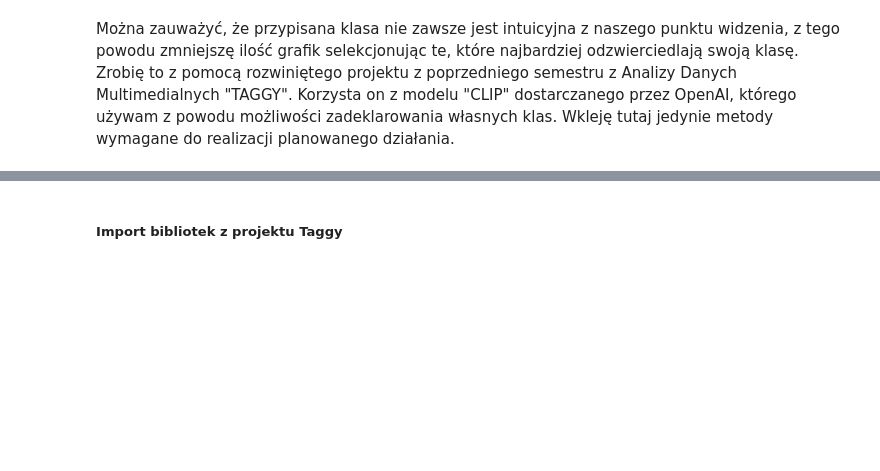
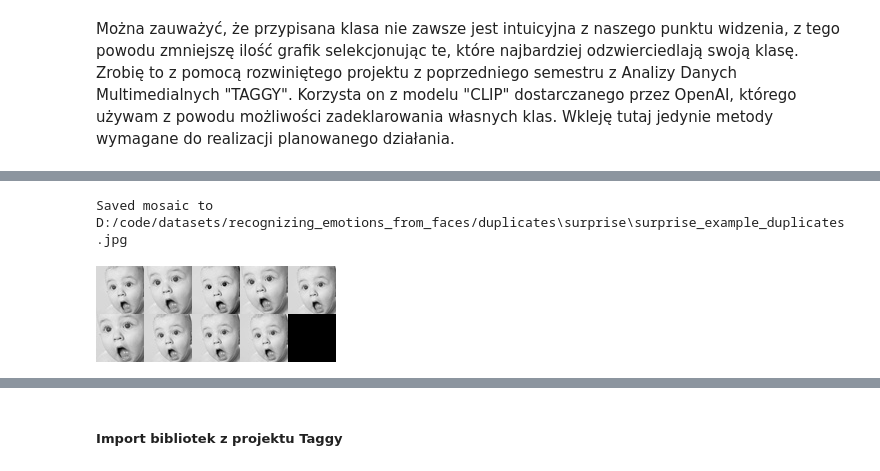
Before and after one commit to 4ieksander/taggyAI, a Jupyter notebook: examples_of_use-prepare_datasets/prepare_dataset-WSB-project-Machine_learning_for_complex_data.ipynb, the cells around one changed output, grey strips where cells are left out. Cells and saved outputs as stored; diff of their text form; code cells hidden in the pictures; blank space fills up the shorter version.

```diff
--- a/examples_of_use-prepare_datasets/prepare_dataset-WSB-project-Machine_learning_for_complex_data.ipynb
+++ b/examples_of_use-prepare_datasets/prepare_dataset-WSB-project-Machine_learning_for_complex_data.ipynb
@@ -134,0 +241,5 @@ python .\taggy_cli.py dataset_duplicates -i D:\code\datasets\recognizing_emotion
+# %%
+create_mosaic(os.path.join(duplicates_data_path, "surprise", "happy_288"), os.path.join(duplicates_data_path, "surprise", "surprise_example_duplicates.jpg"), thumb_size=(48, 48), per_row=5)
+# %% [output]
+Saved mosaic to D:/code/datasets/recognizing_emotions_from_faces/duplicates\surprise\surprise_example_duplicates.jpg
+[figure, added]
```
Also changed, not shown: parts of 19 cells of this notebook, 1 other file.
